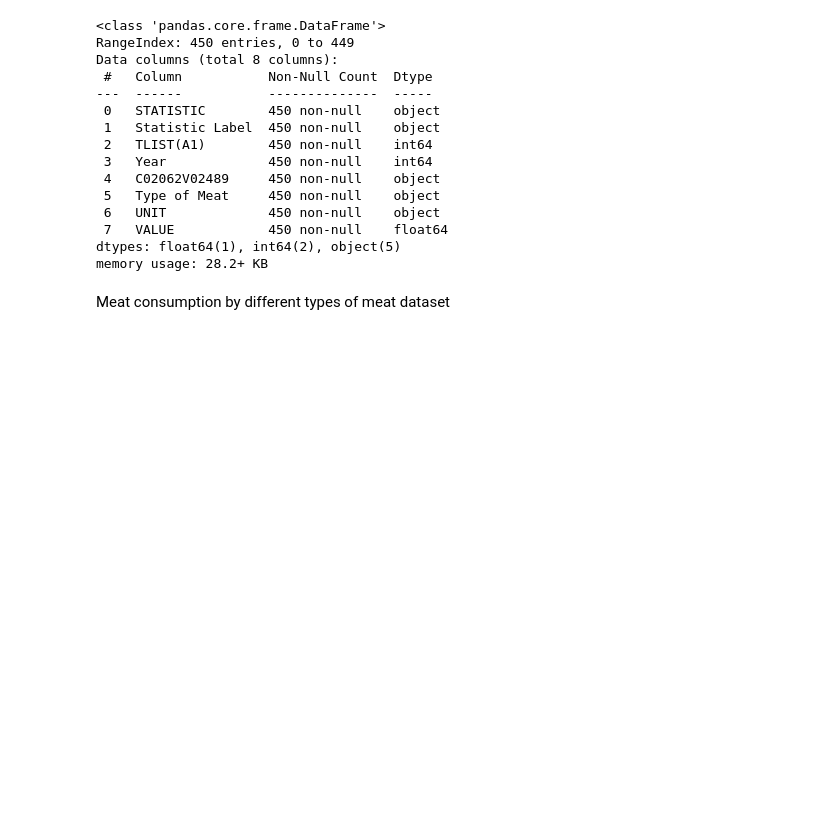
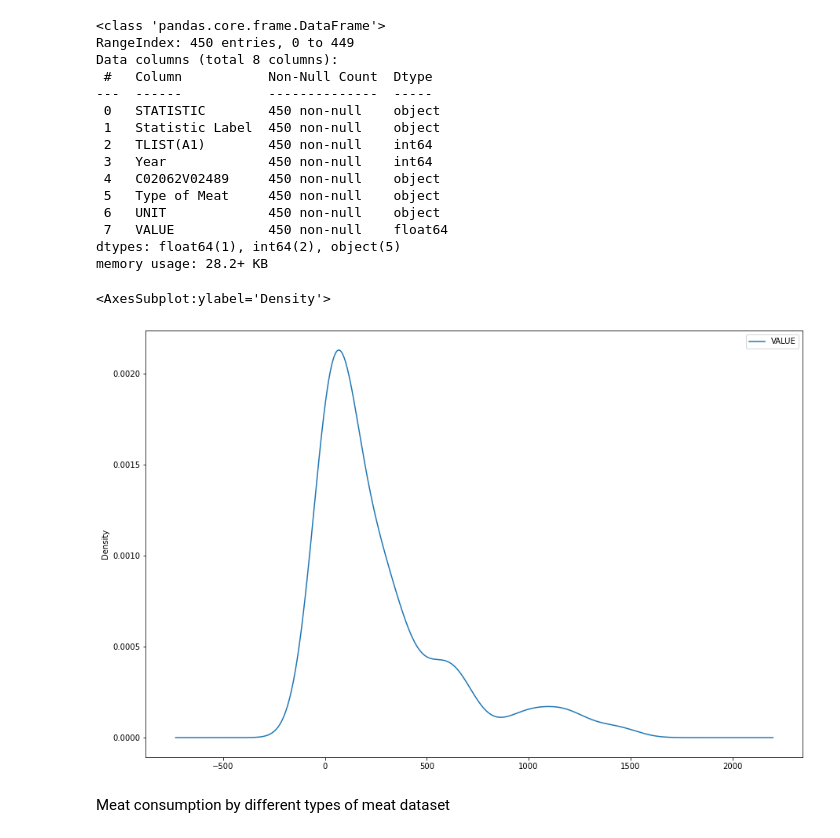
Before and after one commit to kellyc-j/MenuAssistance_project_y4, a Jupyter notebook: No. 2 Menu Assistance.ipynb, the cells around one changed output. Drawn from its saved outputs; the diff is of its cells as text; code cells hidden in the pictures; blank space fills up the shorter version.

```diff
--- a/No. 2 Menu Assistance.ipynb
+++ b/No. 2 Menu Assistance.ipynb
@@ -150,6 +219,11 @@ Data columns (total 8 columns):
  7   VALUE            450 non-null    float64
 dtypes: float64(1), int64(2), object(5)
 memory usage: 28.2+ KB
+# %%
+dataMeat.plot(kind = 'kde', x='Year', y='VALUE', figsize=(15,10))
+# %% [output]
+<AxesSubplot:ylabel='Density'>
+[figure, added]
 # %% [markdown]
 Meat consumption by different types of meat dataset
 # %%
```
Also changed, not shown: parts of 31 cells of this notebook.
